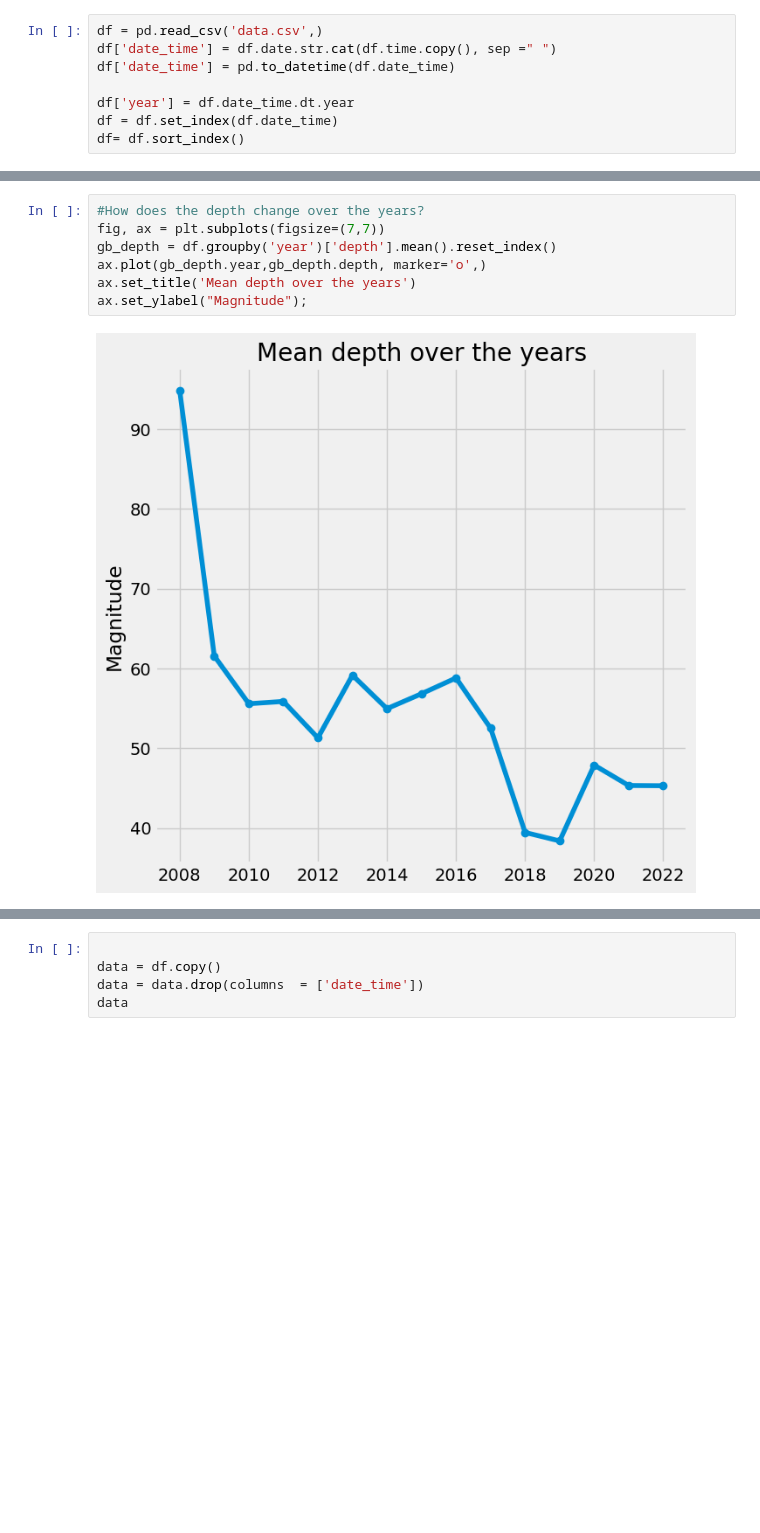
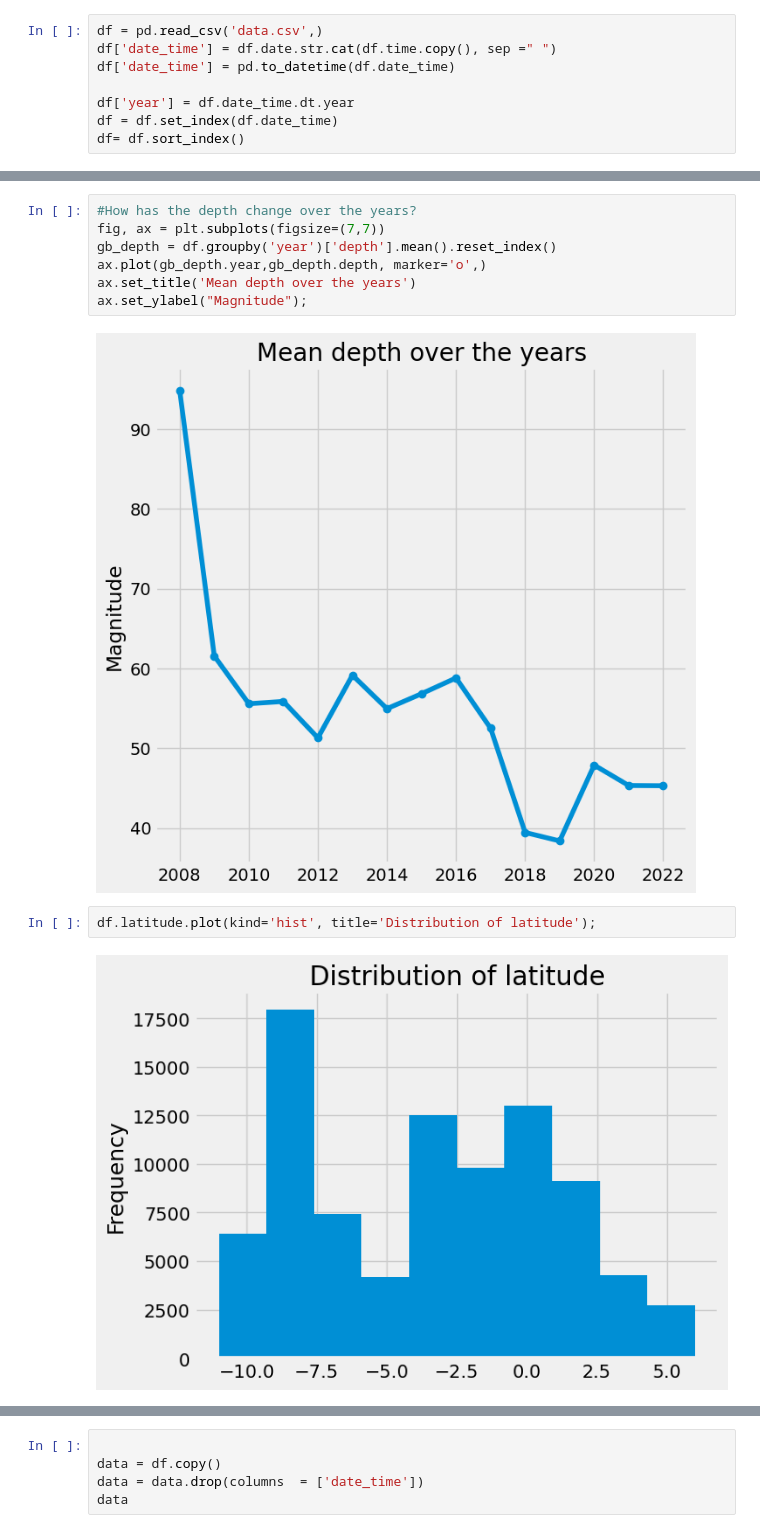
Before and after one commit to rafpang/earthquakes-series, a Jupyter notebook: ml_experimentation.ipynb, the cells around one changed output, grey strips where cells are left out. Saved outputs shown, nothing was run; the diff lists cells and outputs as text; blank space fills up the shorter version.

```diff
--- a/ml_experimentation.ipynb
+++ b/ml_experimentation.ipynb
@@ -47,7 +47,7 @@ ax.set_ylabel("Magnitude");
 # %% [output]
 [figure]
 # %%
-#How does the depth change over the years?
+#How has the depth change over the years?
 fig, ax = plt.subplots(figsize=(7,7))
 gb_depth = df.groupby('year')['depth'].mean().reset_index()
 ax.plot(gb_depth.year,gb_depth.depth, marker='o',)
@@ -55,3 +55,7 @@ ax.set_title('Mean depth over the years')
 ax.set_ylabel("Magnitude");
 # %% [output]
 [figure]
+# %%
+df.latitude.plot(kind='hist', title='Distribution of latitude');
+# %% [output]
+[figure, added]
```
Also changed, not shown: parts of 16 cells of this notebook, 1 other file.
